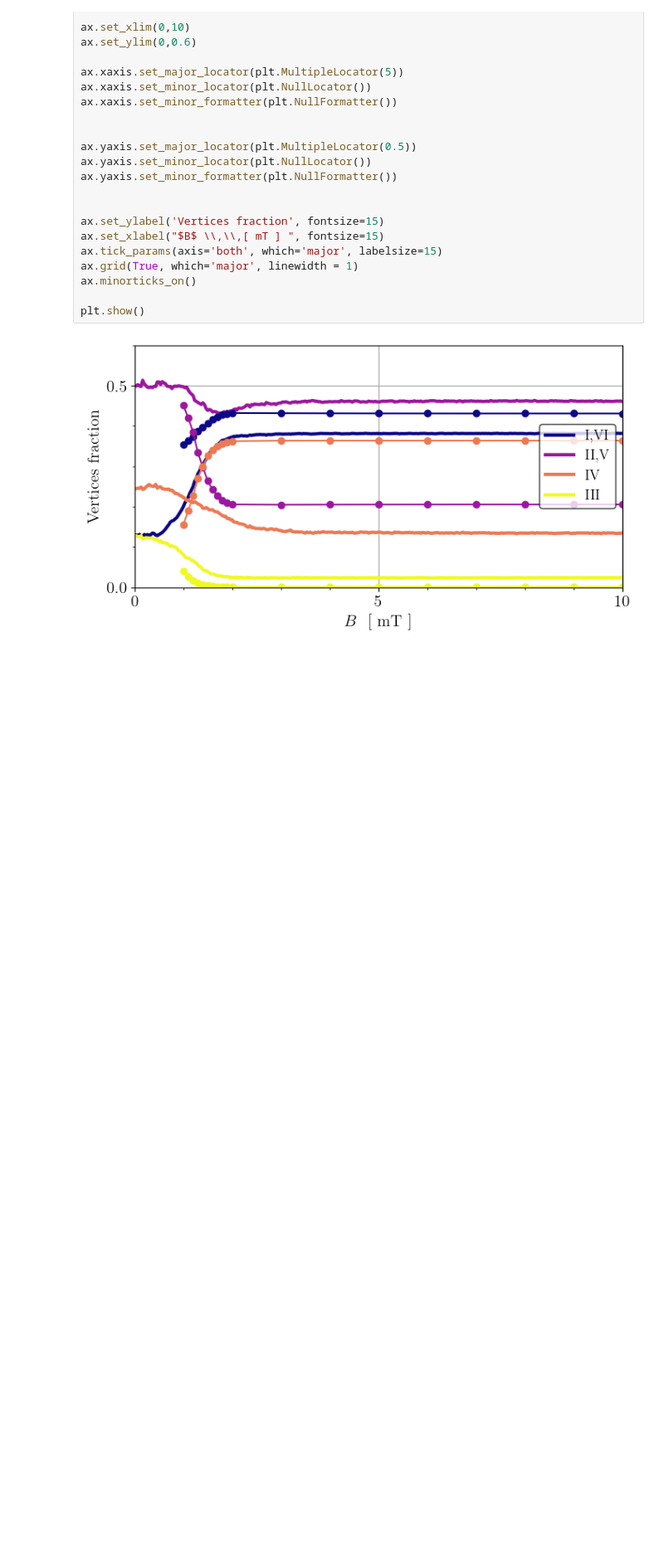
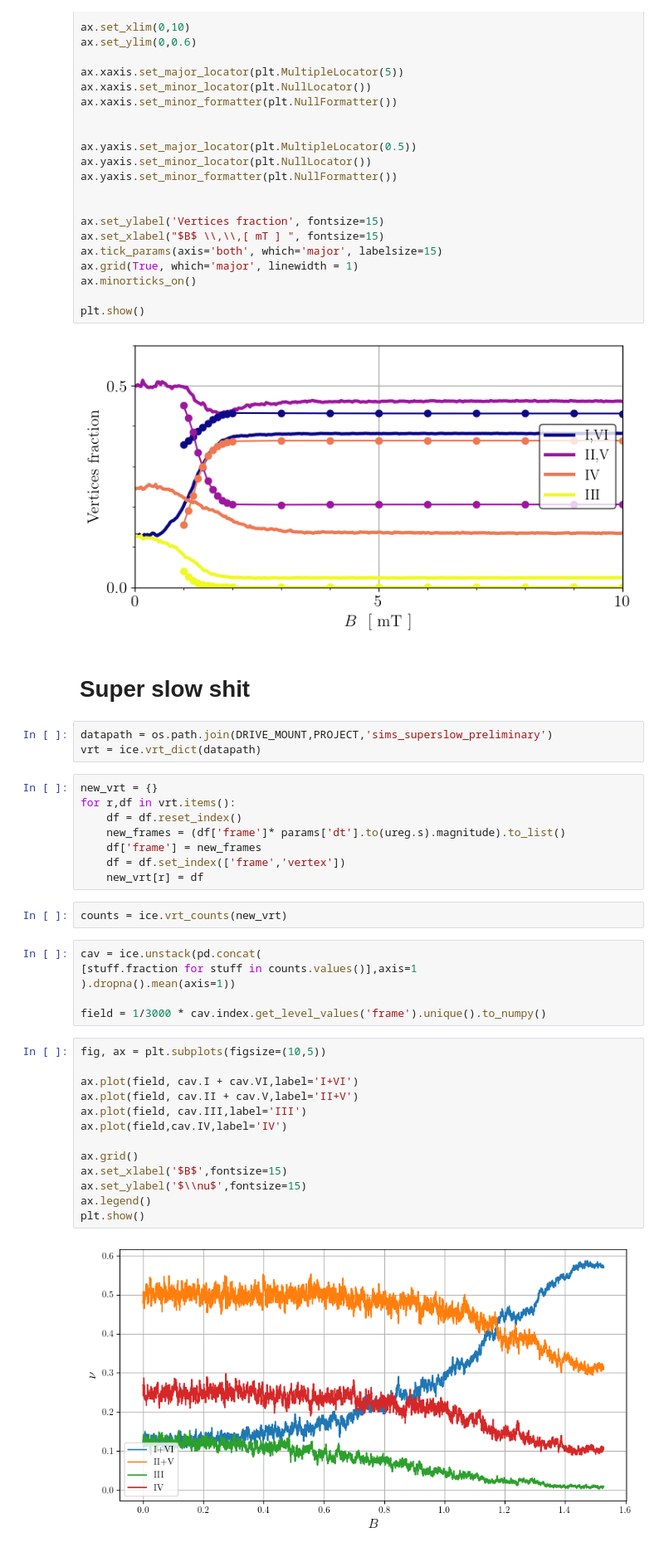
Before and after one commit to leogabac/stuckgs, a Jupyter notebook: src/mkfig/fig2.ipynb, the cells around one changed output. Shown at 83% size. Cells and saved outputs as stored; diff of their text form; blank space fills up the shorter version.

Commit message:
corrections to montecarlo mappings, plotting of superslow

```diff
--- a/src/mkfig/fig2.ipynb
+++ b/src/mkfig/fig2.ipynb
@@ -379,3 +373,39 @@ ax.minorticks_on()
 plt.show()
 # %% [output]
 [figure]
+# %% [markdown]
+# Super slow shit
+# %%
+datapath = os.path.join(DRIVE_MOUNT,PROJECT,'sims_superslow_preliminary')
+vrt = ice.vrt_dict(datapath)
+# %%
+new_vrt = {}
+for r,df in vrt.items():
+    df = df.reset_index()
+    new_frames = (df['frame']* params['dt'].to(ureg.s).magnitude).to_list()
+    df['frame'] = new_frames
+    df = df.set_index(['frame','vertex'])
+    new_vrt[r] = df
+# %%
+counts = ice.vrt_counts(new_vrt)
+# %%
+cav = ice.unstack(pd.concat(
+[stuff.fraction for stuff in counts.values()],axis=1
+).dropna().mean(axis=1))
+
+field = 1/3000 * cav.index.get_level_values('frame').unique().to_numpy()
+# %%
+fig, ax = plt.subplots(figsize=(10,5))
+
+ax.plot(field, cav.I + cav.VI,label='I+VI')
+ax.plot(field, cav.II + cav.V,label='II+V')
+ax.plot(field, cav.III,label='III')
+ax.plot(field,cav.IV,label='IV')
+
+ax.grid()
+ax.set_xlabel('$B$',fontsize=15)
+ax.set_ylabel('$\\nu$',fontsize=15)
+ax.legend()
+plt.show()
+# %% [output]
+[figure, added]
```
Also changed, not shown: parts of 12 cells of this notebook, 5 other files.
